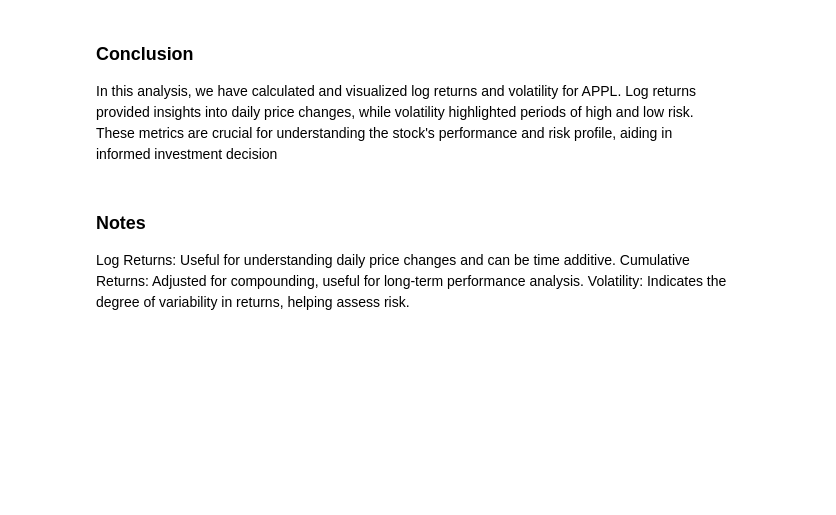
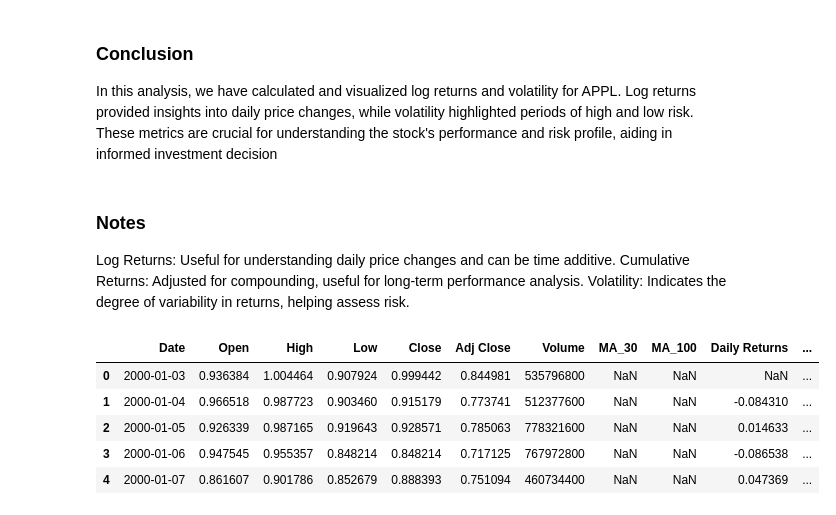
Before and after one commit to lubasinkal/Investment-Analysis, a Jupyter notebook: notebooks/02_data_analysis.ipynb, the cells around one changed output. Saved outputs shown, nothing was run; the diff lists cells and outputs as text; code cells hidden in the pictures; blank space fills up the shorter version.

```diff
--- a/notebooks/02_data_analysis.ipynb
+++ b/notebooks/02_data_analysis.ipynb
@@ -237,3 +237,13 @@ In this analysis, we have calculated and visualized log returns and volatility f
 Log Returns: Useful for understanding daily price changes and can be time additive.
 Cumulative Returns: Adjusted for compounding, useful for long-term performance analysis.
 Volatility: Indicates the degree of variability in returns, helping assess risk.
+# %%
+data.to_csv('../data/processed/market data/processed_AAPL_data.csv')
+data.head()
+# %% [output]
+|  | Date | Open | High | Low | Close | Adj Close | Volume | MA_30 | MA_100 | Daily Returns | ... |
+| 0 | 2000-01-03 | 0.936384 | 1.004464 | 0.907924 | 0.999442 | 0.844981 | 535796800 | NaN | NaN | NaN | ... |
+| 1 | 2000-01-04 | 0.966518 | 0.987723 | 0.903460 | 0.915179 | 0.773741 | 512377600 | NaN | NaN | -0.084310 | ... |
+| 2 | 2000-01-05 | 0.926339 | 0.987165 | 0.919643 | 0.928571 | 0.785063 | 778321600 | NaN | NaN | 0.014633 | ... |
+| 3 | 2000-01-06 | 0.947545 | 0.955357 | 0.848214 | 0.848214 | 0.717125 | 767972800 | NaN | NaN | -0.086538 | ... |
+| 4 | 2000-01-07 | 0.861607 | 0.901786 | 0.852679 | 0.888393 | 0.751094 | 460734400 | NaN | NaN | 0.047369 | ... |
```
Also changed, not shown: 2 other files.
